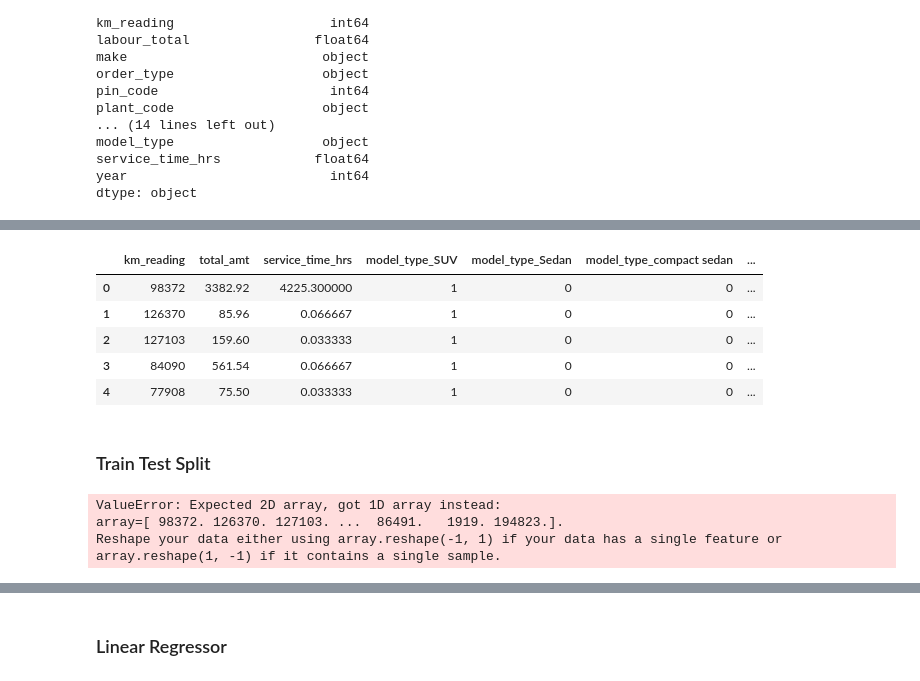
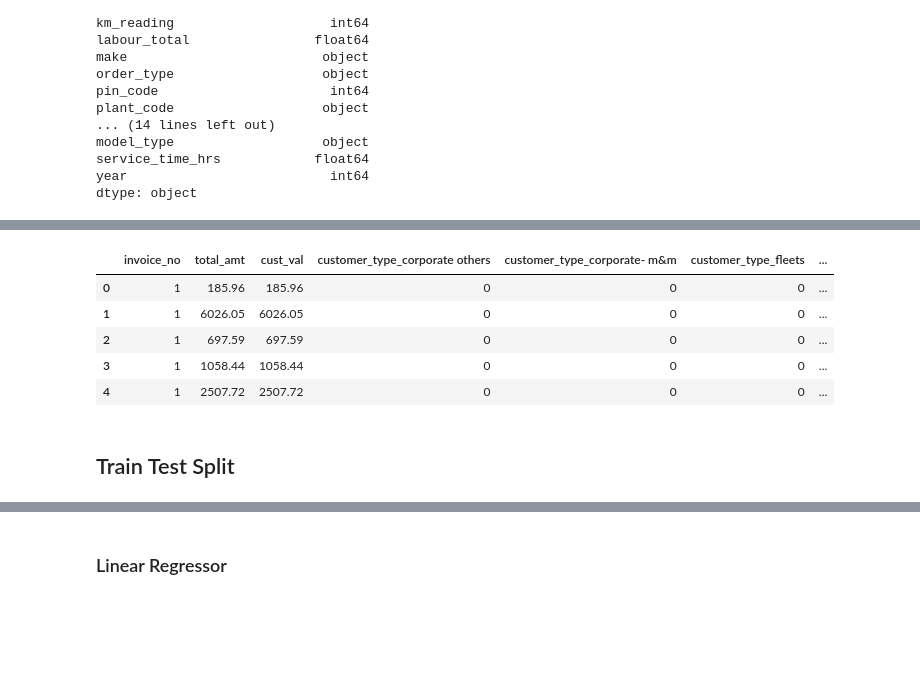
Before and after one commit to karan-parekh/Mahindra-Capstone, a Jupyter notebook: notebooks/dashang/LTV.ipynb, the cells around one changed output, grey strips where cells are left out. Drawn from its saved outputs; the diff is of its cells as text; code cells hidden in the pictures; blank space fills up the shorter version.

```diff
--- a/notebooks/dashang/LTV.ipynb
+++ b/notebooks/dashang/LTV.ipynb
@@ -172,4 +194,6 @@ grpd.head()
+# %%
+new_df = grpd[['customer_no','customer_type','make','state','invoice_no','total_amt','cust_val']]
 # %%
-after_dummy = pd.get_dummies(data=grpd, columns=['model_type','order_type','customer_type','make','state'])
+after_dummy = pd.get_dummies(data=new_df, columns=['customer_type','make','state'])
 # %%
-grpd_dummy = pd.DataFrame(after_dummy)
+df2 = pd.DataFrame(after_dummy)
@@ -196,13 +200,13 @@ dtype: object
 # %%
-final = grpd_dummy.drop('customer_no',axis=1)
+model_df = df2.drop('customer_no',axis=1)
 # %%
-final.head()
+model_df.head()
 # %% [output]
-|  | km_reading | total_amt | service_time_hrs | model_type_SUV | model_type_Sedan | model_type_compact sedan | ... |
-| 0 | 98372 | 3382.92 | 4225.300000 | 1 | 0 | 0 | ... |
-| 1 | 126370 | 85.96 | 0.066667 | 1 | 0 | 0 | ... |
-| 2 | 127103 | 159.60 | 0.033333 | 1 | 0 | 0 | ... |
-| 3 | 84090 | 561.54 | 0.066667 | 1 | 0 | 0 | ... |
-| 4 | 77908 | 75.50 | 0.033333 | 1 | 0 | 0 | ... |
+|  | invoice_no | total_amt | cust_val | customer_type_corporate others | customer_type_corporate- m&m | customer_type_fleets | ... |
+| 0 | 1 | 185.96 | 185.96 | 0 | 0 | 0 | ... |
+| 1 | 1 | 6026.05 | 6026.05 | 0 | 0 | 0 | ... |
+| 2 | 1 | 697.59 | 697.59 | 0 | 0 | 0 | ... |
+| 3 | 1 | 1058.44 | 1058.44 | 0 | 0 | 0 | ... |
+| 4 | 1 | 2507.72 | 2507.72 | 0 | 0 | 0 | ... |
 # %% [markdown]
-### Train Test Split
+## Train Test Split
@@ -215,6 +212,0 @@ min_max_scaler = MinMaxScaler()
-# %%
-final['km_reading'] = scaler.fit_transform(final['km_reading']).reshape(1, -1)
-# %% [output]
-ValueError: Expected 2D array, got 1D array instead:
-array=[ 98372. 126370. 127103. ...  86491.   1919. 194823.].
-Reshape your data either using array.reshape(-1, 1) if your data has a single feature or array.reshape(1, -1) if it contains a single sample.
```
Also changed, not shown: parts of 42 cells of this notebook.
